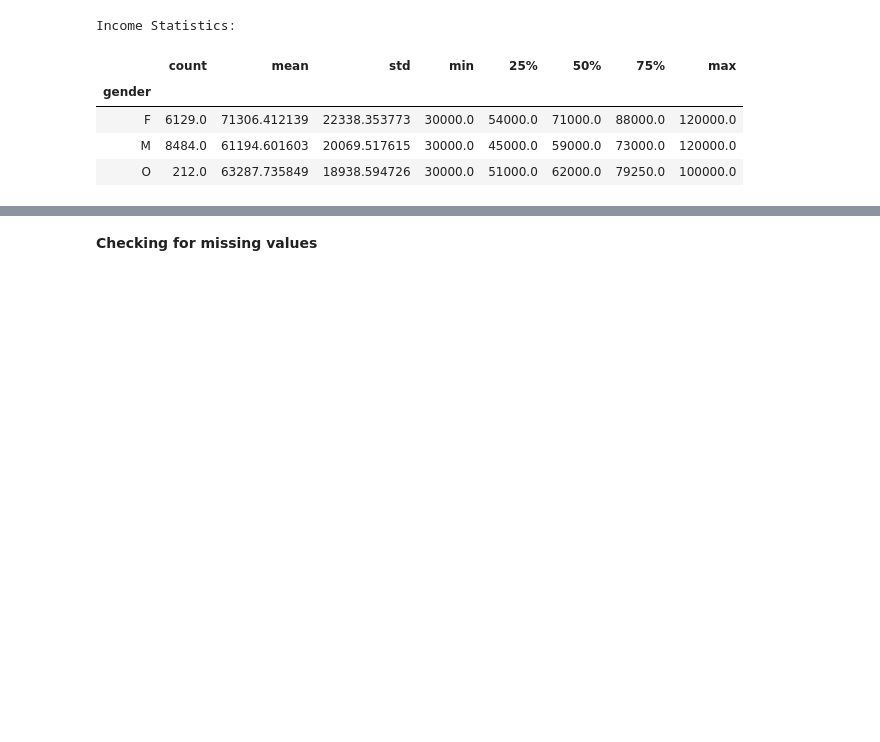
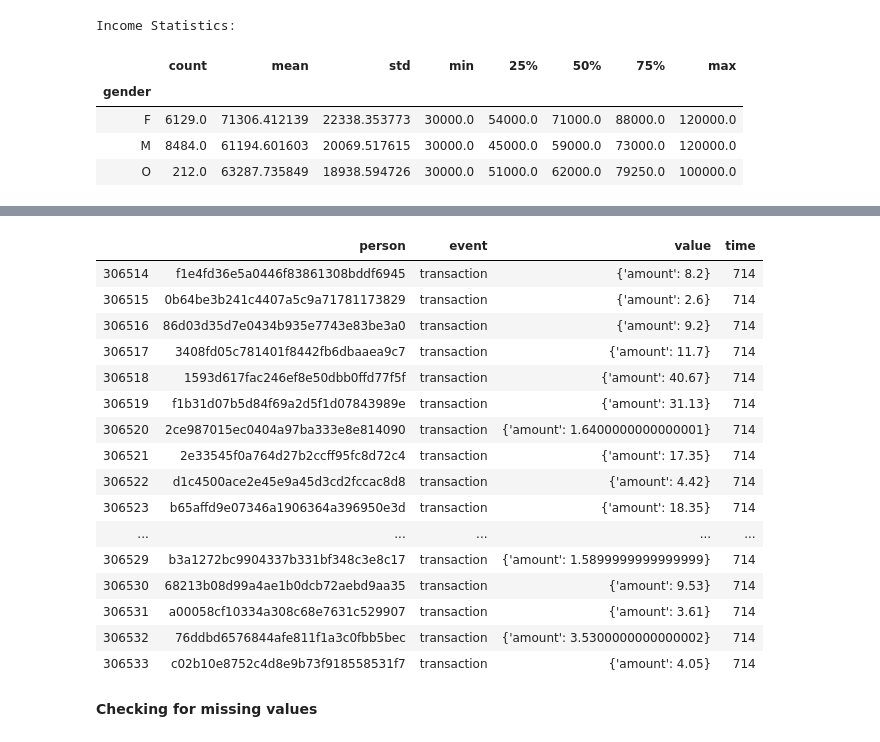
Before and after one commit to asmaHelmy/Starbucks-Challenge, a Jupyter notebook: StarbucksChallenge.ipynb, the cells around one changed output, grey strips where cells are left out. Saved outputs shown, nothing was run; the diff lists cells and outputs as text; code cells hidden in the pictures; blank space fills up the shorter version.

```diff
--- a/StarbucksChallenge.ipynb
+++ b/StarbucksChallenge.ipynb
@@ -306,3 +340,23 @@ transcript.head()
+# %%
+transcript.tail(20)
+# %% [output]
+|  | person | event | value | time |
+| 306514 | f1e4fd36e5a0446f83861308bddf6945 | transaction | {'amount': 8.2} | 714 |
+| 306515 | 0b64be3b241c4407a5c9a71781173829 | transaction | {'amount': 2.6} | 714 |
+| 306516 | 86d03d35d7e0434b935e7743e83be3a0 | transaction | {'amount': 9.2} | 714 |
+| 306517 | 3408fd05c781401f8442fb6dbaaea9c7 | transaction | {'amount': 11.7} | 714 |
+| 306518 | 1593d617fac246ef8e50dbb0ffd77f5f | transaction | {'amount': 40.67} | 714 |
+| 306519 | f1b31d07b5d84f69a2d5f1d07843989e | transaction | {'amount': 31.13} | 714 |
+| 306520 | 2ce987015ec0404a97ba333e8e814090 | transaction | {'amount': 1.6400000000000001} | 714 |
+| 306521 | 2e33545f0a764d27b2ccff95fc8d72c4 | transaction | {'amount': 17.35} | 714 |
+| 306522 | d1c4500ace2e45e9a45d3cd2fccac8d8 | transaction | {'amount': 4.42} | 714 |
+| 306523 | b65affd9e07346a1906364a396950e3d | transaction | {'amount': 18.35} | 714 |
+| ... | ... | ... | ... | ... |
+| 306529 | b3a1272bc9904337b331bf348c3e8c17 | transaction | {'amount': 1.5899999999999999} | 714 |
+| 306530 | 68213b08d99a4ae1b0dcb72aebd9aa35 | transaction | {'amount': 9.53} | 714 |
+| 306531 | a00058cf10334a308c68e7631c529907 | transaction | {'amount': 3.61} | 714 |
+| 306532 | 76ddbd6576844afe811f1a3c0fbb5bec | transaction | {'amount': 3.5300000000000002} | 714 |
+| 306533 | c02b10e8752c4d8e9b73f918558531f7 | transaction | {'amount': 4.05} | 714 |
 # %% [markdown]
 **Checking for missing values**
 # %%
```
Also changed, not shown: parts of 23 cells of this notebook.
